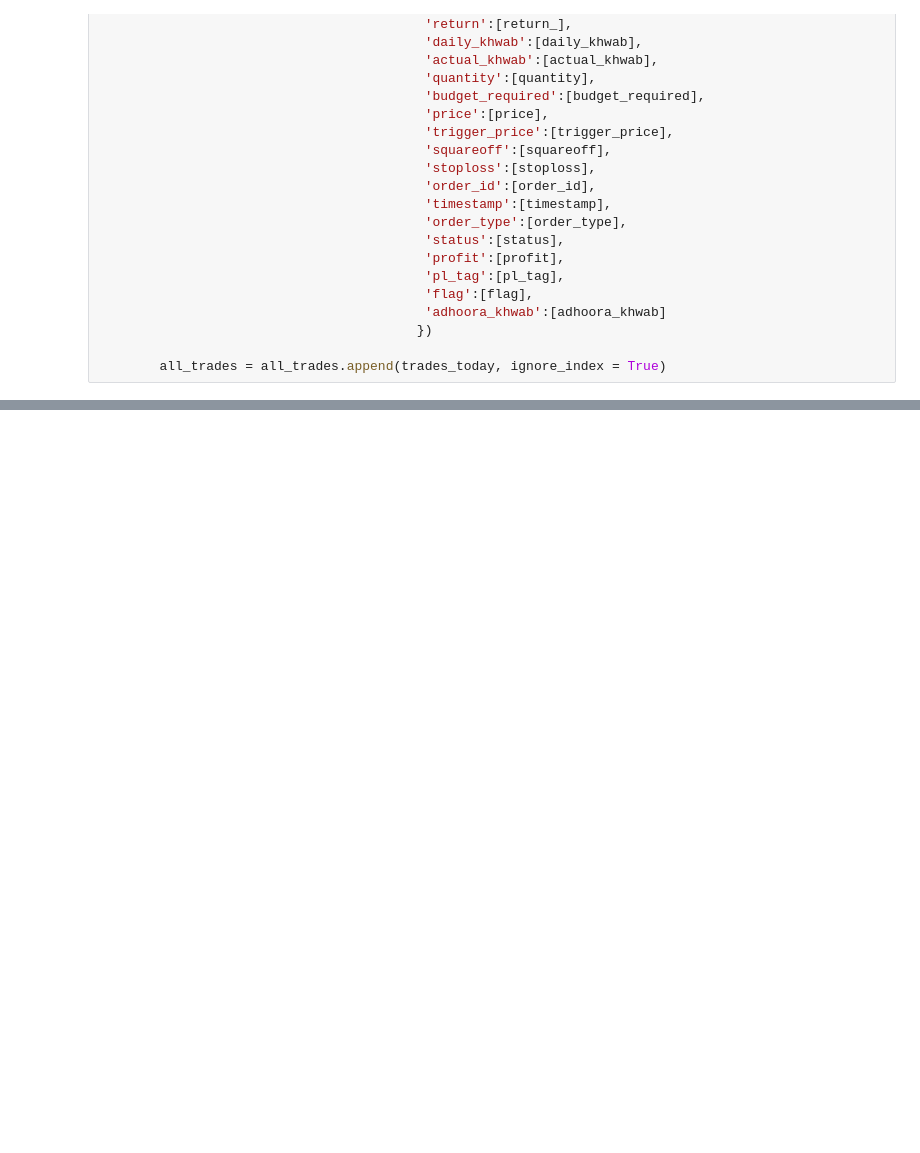
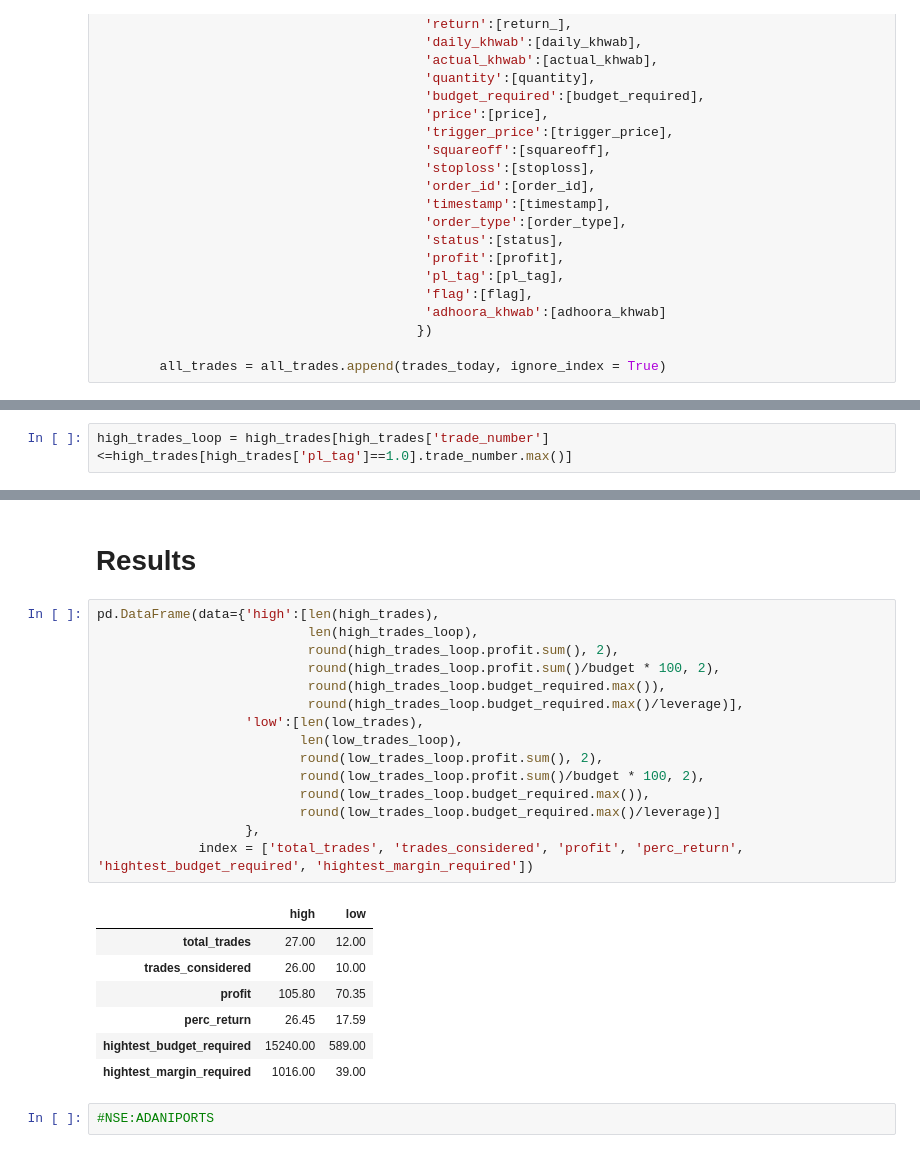
Before and after one commit to shivamdutta/needle, a Jupyter notebook: tester.ipynb, the cells around one changed output, grey strips where cells are left out. Saved outputs shown, nothing was run; the diff lists cells and outputs as text; blank space fills up the shorter version.

Commit message:
backtesting results

```diff
--- a/tester.ipynb
+++ b/tester.ipynb
@@ -304,0 +286,2 @@ all_trades[all_trades['condition']=='high'].profit.sum()
+# %%
+high_trades_loop = high_trades[high_trades['trade_number']<=high_trades[high_trades['pl_tag']==1.0].trade_number.max()]
@@ -338,0 +330,27 @@ all_trades.profit.sum()/budget * 100
+# %% [markdown]
+# Results
+# %%
+pd.DataFrame(data={'high':[len(high_trades),
+                           len(high_trades_loop),
+                           round(high_trades_loop.profit.sum(), 2),
+                           round(high_trades_loop.profit.sum()/budget * 100, 2),
+                           round(high_trades_loop.budget_required.max()),
+                           round(high_trades_loop.budget_required.max()/leverage)],
+                   'low':[len(low_trades),
+                          len(low_trades_loop),
+                          round(low_trades_loop.profit.sum(), 2),
+                          round(low_trades_loop.profit.sum()/budget * 100, 2),
+                          round(low_trades_loop.budget_required.max()),
+                          round(low_trades_loop.budget_required.max()/leverage)]
+                   },
+             index = ['total_trades', 'trades_considered', 'profit', 'perc_return', 'hightest_budget_required', 'hightest_margin_required'])
+# %% [output]
+|  | high | low |
+| total_trades | 27.00 | 12.00 |
+| trades_considered | 26.00 | 10.00 |
+| profit | 105.80 | 70.35 |
+| perc_return | 26.45 | 17.59 |
+| hightest_budget_required | 15240.00 | 589.00 |
+| hightest_margin_required | 1016.00 | 39.00 |
+# %%
+#NSE:ADANIPORTS
```
Also changed, not shown: parts of 15 cells of this notebook, 1 other file.
